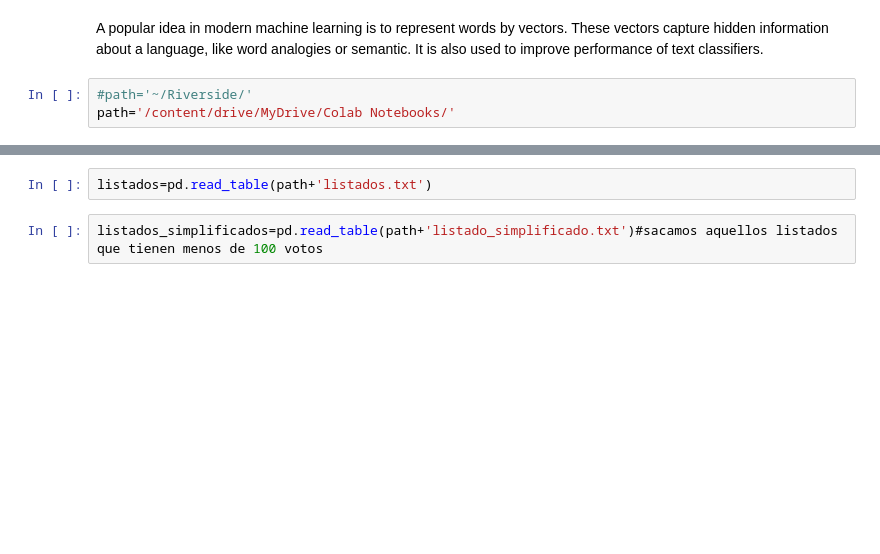
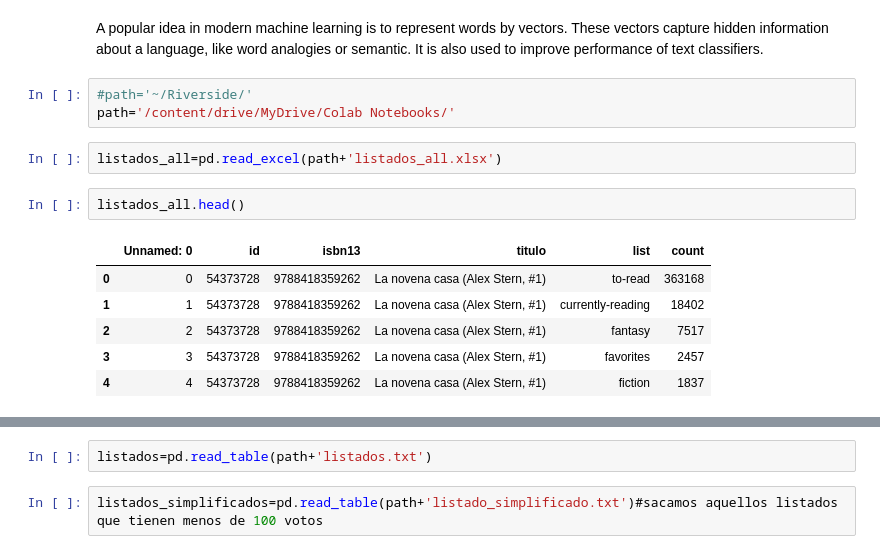
Before and after one commit to fldiaz/NLP-examples, a Jupyter notebook: 1_fastext_bert_listados.ipynb, the cells around one changed output, grey strips where cells are left out. Drawn from its saved outputs; the diff is of its cells as text; blank space fills up the shorter version.

```diff
--- a/1_fastext_bert_listados.ipynb
+++ b/1_fastext_bert_listados.ipynb
@@ -60,3 +86,14 @@ A popular idea in modern machine learning is to represent words by vectors. Thes
 # %%
 #path='~/Riverside/'
 path='/content/drive/MyDrive/Colab Notebooks/'
+# %%
+listados_all=pd.read_excel(path+'listados_all.xlsx')
+# %%
+listados_all.head()
+# %% [output]
+|  | Unnamed: 0 | id | isbn13 | titulo | list | count |
+| 0 | 0 | 54373728 | 9788418359262 | La novena casa (Alex Stern, #1) | to-read | 363168 |
+| 1 | 1 | 54373728 | 9788418359262 | La novena casa (Alex Stern, #1) | currently-reading | 18402 |
+| 2 | 2 | 54373728 | 9788418359262 | La novena casa (Alex Stern, #1) | fantasy | 7517 |
+| 3 | 3 | 54373728 | 9788418359262 | La novena casa (Alex Stern, #1) | favorites | 2457 |
+| 4 | 4 | 54373728 | 9788418359262 | La novena casa (Alex Stern, #1) | fiction | 1837 |
```
Also changed, not shown: parts of 12 cells of this notebook.
